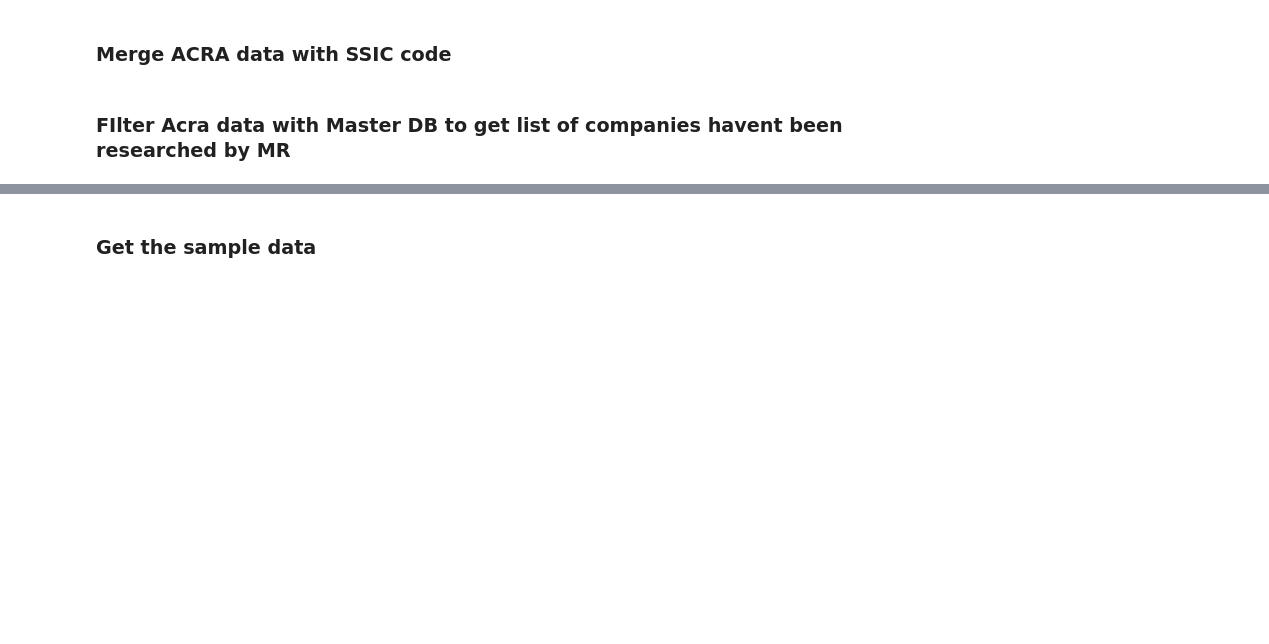
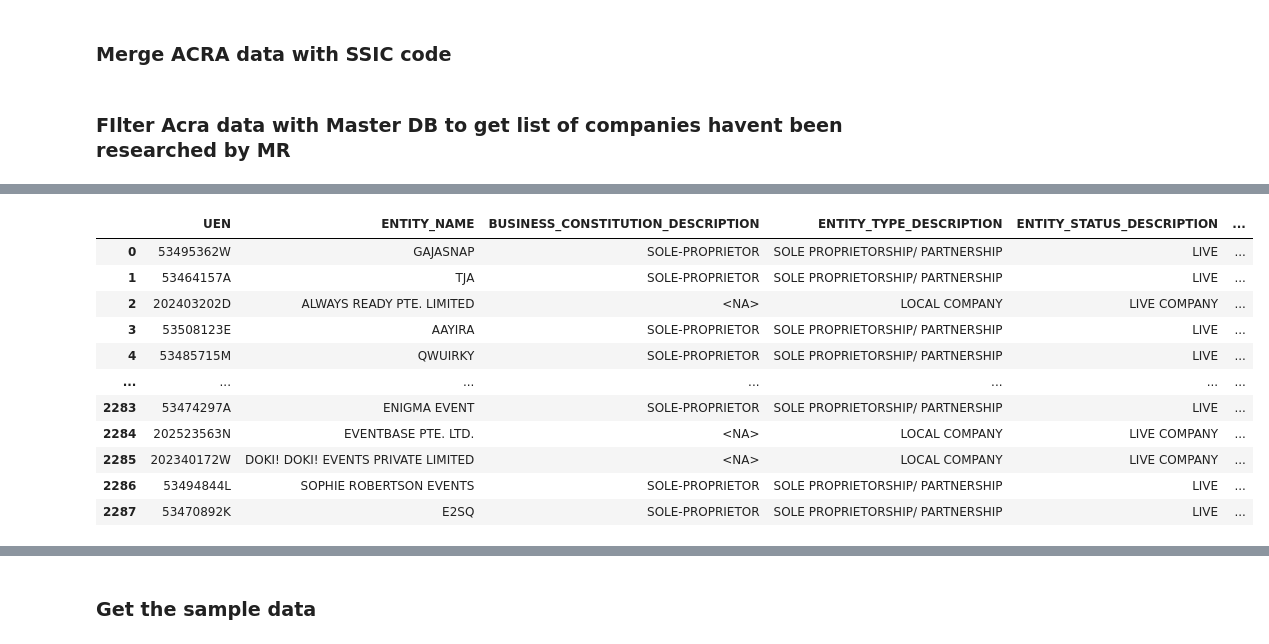
Before and after one commit to AzlieJohari57/Leads_Generation_Pipeline, a Jupyter notebook: Lead_Gen_Pipeline_Bronze_1.ipynb, the cells around one changed output, grey strips where cells are left out. Drawn from its saved outputs; the diff is of its cells as text; code cells hidden in the pictures; blank space fills up the shorter version.

```diff
--- a/Lead_Gen_Pipeline_Bronze_1.ipynb
+++ b/Lead_Gen_Pipeline_Bronze_1.ipynb
@@ -478,0 +464,88 @@ acra_data_filtered_by_industry
+# %%
+import re
+import pandas as pd
+from sklearn.feature_extraction.text import TfidfVectorizer
+from sklearn.metrics.pairwise import cosine_similarity
+from scipy.cluster.hierarchy import linkage, fcluster
+from scipy.spatial.distance import squareform
+import numpy as np
+
+def preprocess_company_name(name):
+    """Preprocessing for company names - removes common suffixes and special characters."""
+    if pd.isna(name):
+        return ""
+
+    name = str(name).upper().strip()
+    name = re.sub(r'[^\w\s]', ' ', name)
+
+    suffixes = [
+        'PRIVATE LIMITED', 'PTE LTD', 'PTE. LTD.', 'PTE LTD.', 'PTE. LTD',
+        'PVT LTD', 'LIMITED', 'LTD', 'SINGAPORE', 'S.G.', 'SG', 'PTE',
+        'COMPANY', 'CO', 'CORPORATION', 'CORP', 'INC', 'INCORPORATED',
+        'LLC', 'LLP', 'PROPRIETARY', 'PROP'
+    ]
+
+    for suffix in suffixes:
+        if name.endswith(' ' + suffix):
+            name = name[:-len(suffix)-1].strip()
+        elif name == suffix:
+            name = ""
+
+    name = re.sub(r'\s+', ' ', name).strip()
+    return name
+
+# Create a temporary column with cleaned names for similarity calculation
+acra_data_filtered_by_industry = acra_data_filtered_by_industry.copy()
+acra_data_filtered_by_industry['_clean_name'] = acra_data_filtered_by_industry['ENTITY_NAME'].apply(preprocess_company_name)
+
+# TF-IDF Vectorizer
+vectorizer = TfidfVectorizer(
+    analyzer='char_wb',
+    ngram_range=(2, 5),
+    lowercase=True,
+    max_df=0.90,
+    min_df=1,
+    strip_accents='unicode',
+    sublinear_tf=True
+)
+
+# Transform to TF-IDF vectors using cleaned names
+tfidf_matrix = vectorizer.fit_transform(acra_data_filtered_by_industry['_clean_name'])
+
+# Calculate cosine similarity
+cosine_sim = cosine_similarity(tfidf_matrix)
+
+# Convert similarity to distance for clustering
+distance_matrix = 1 - cosine_sim
+
+# Hierarchical clustering
+condensed_dist = squareform(distance_matrix, checks=False)
+linkage_matrix = linkage(condensed_dist, method='average')
+
+# Get cluster labels (adjust threshold: lower = stricter grouping)
+clusters = fcluster(linkage_matrix, t=0.5, criterion='distance')
+
+# Add cluster to dataframe and sort
+acra_data_filtered_by_industry['_cluster'] = clusters
+acra_data_filtered_by_industry = acra_data_filtered_by_industry.sort_values(
+    ['_cluster', 'ENTITY_NAME']
+).reset_index(drop=True)
+
+# Remove temporary columns (cleaned name and cluster)
+acra_data_filtered_by_industry = acra_data_filtered_by_industry.drop(['_clean_name', '_cluster'], axis=1)
+
+# Display result
+acra_data_filtered_by_industry
+# %% [output]
+|  | UEN | ENTITY_NAME | BUSINESS_CONSTITUTION_DESCRIPTION | ENTITY_TYPE_DESCRIPTION | ENTITY_STATUS_DESCRIPTION | ... |
+| 0 | 53495362W | GAJASNAP | SOLE-PROPRIETOR | SOLE PROPRIETORSHIP/ PARTNERSHIP | LIVE | ... |
+| 1 | 53464157A | TJA | SOLE-PROPRIETOR | SOLE PROPRIETORSHIP/ PARTNERSHIP | LIVE | ... |
+| 2 | 202403202D | ALWAYS READY PTE. LIMITED | <NA> | LOCAL COMPANY | LIVE COMPANY | ... |
+| 3 | 53508123E | AAYIRA | SOLE-PROPRIETOR | SOLE PROPRIETORSHIP/ PARTNERSHIP | LIVE | ... |
+| 4 | 53485715M | QWUIRKY | SOLE-PROPRIETOR | SOLE PROPRIETORSHIP/ PARTNERSHIP | LIVE | ... |
+| ... | ... | ... | ... | ... | ... | ... |
+| 2283 | 53474297A | ENIGMA EVENT | SOLE-PROPRIETOR | SOLE PROPRIETORSHIP/ PARTNERSHIP | LIVE | ... |
+| 2284 | 202523563N | EVENTBASE PTE. LTD. | <NA> | LOCAL COMPANY | LIVE COMPANY | ... |
+| 2285 | 202340172W | DOKI! DOKI! EVENTS PRIVATE LIMITED | <NA> | LOCAL COMPANY | LIVE COMPANY | ... |
+| 2286 | 53494844L | SOPHIE ROBERTSON EVENTS | SOLE-PROPRIETOR | SOLE PROPRIETORSHIP/ PARTNERSHIP | LIVE | ... |
+| 2287 | 53470892K | E2SQ | SOLE-PROPRIETOR | SOLE PROPRIETORSHIP/ PARTNERSHIP | LIVE | ... |
```
Also changed, not shown: parts of 12 cells of this notebook, 23 other files.
